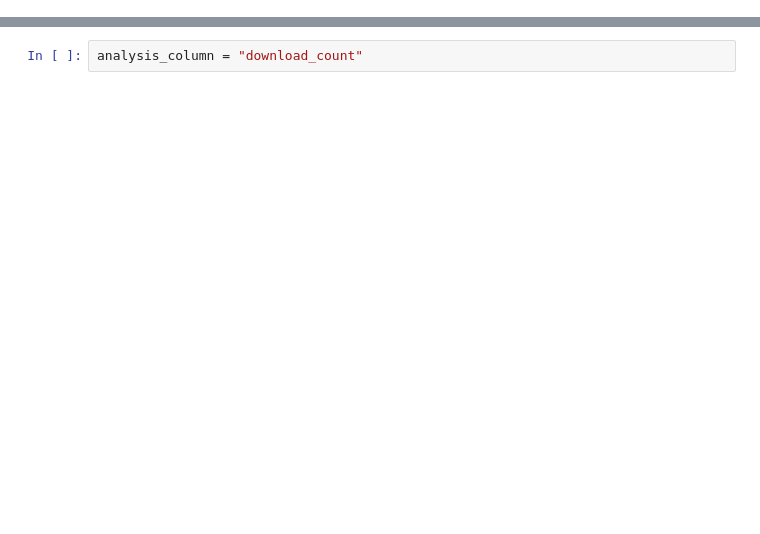
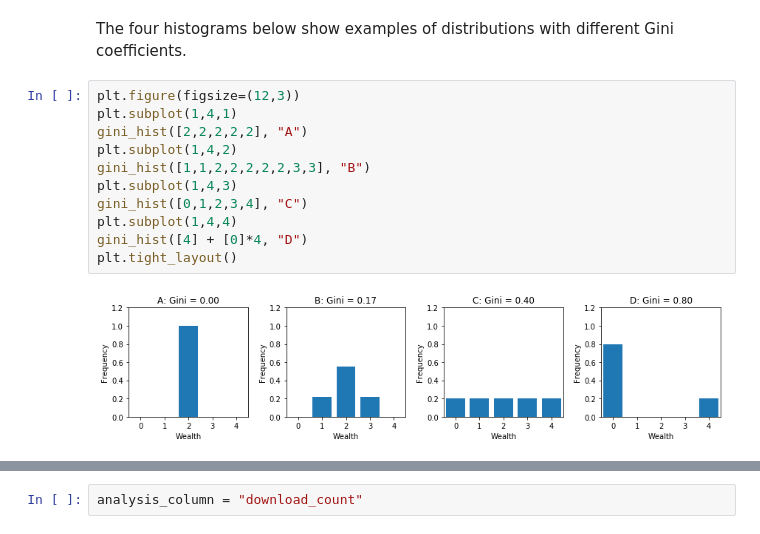
Before and after one commit to UM-CSS/CSSLabs-Experiments, a Jupyter notebook: Online Experiments.ipynb, the cells around one changed output, grey strips where cells are left out. Saved outputs shown, nothing was run; the diff lists cells and outputs as text; blank space fills up the shorter version.

```diff
--- a/Online Experiments.ipynb
+++ b/Online Experiments.ipynb
@@ -174,0 +245,15 @@ df_world_song.head()
+# %% [markdown]
+The four histograms below show examples of distributions with different Gini coefficients.
+# %%
+plt.figure(figsize=(12,3))
+plt.subplot(1,4,1)
+gini_hist([2,2,2,2,2], "A")
+plt.subplot(1,4,2)
+gini_hist([1,1,2,2,2,2,2,3,3], "B")
+plt.subplot(1,4,3)
+gini_hist([0,1,2,3,4], "C")
+plt.subplot(1,4,4)
+gini_hist([4] + [0]*4, "D")
+plt.tight_layout()
+# %% [output]
+[figure, added]
```
Also changed, not shown: parts of 50 cells of this notebook, 1 other file.
